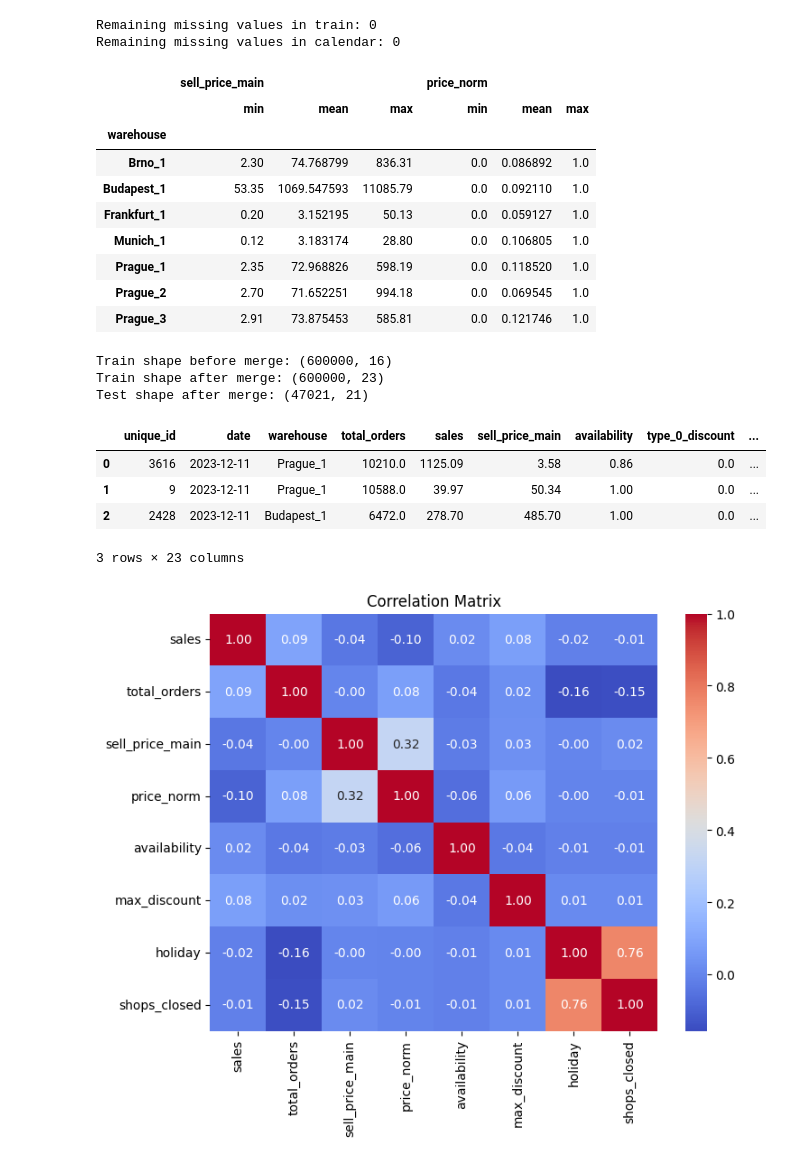
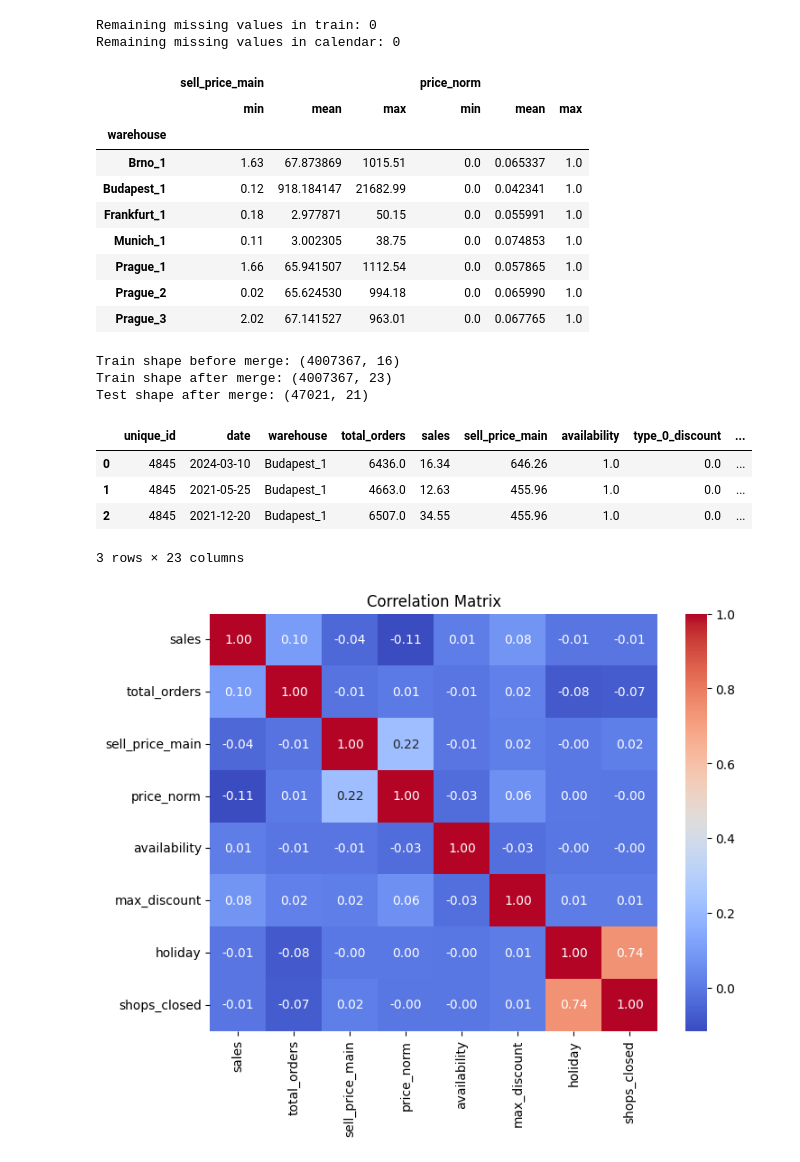
Before and after one commit to KtoxTheNisa/GROUP51_CENG313, a Jupyter notebook: assignment1_eda_baseline.ipynb, the cells around one changed output. Drawn from its saved outputs; the diff is of its cells as text; code cells hidden in the pictures.

Commit message:
ran data cleaning on full dataset and add holiday and discount eda plots

```diff
--- a/assignment1_eda_baseline.ipynb
+++ b/assignment1_eda_baseline.ipynb
@@ -212,10 +213,9 @@ sales_train.groupby("warehouse")[["sell_price_main", "total_orders", "sales"]].a
 | Prague_2 | 65.624530 | 43.66 | 0.02 | 994.18 | 4629.169859 | 4548.0 | 1633.0 | 9999.0 | 75.200678 | ... |
 | Prague_3 | 67.141527 | 44.08 | 2.02 | 963.01 | 4862.602626 | 4861.0 | 1408.0 | 8429.0 | 78.314883 | ... |
 # %%
-#take last 600000 rows for memory
-train_sample = sales_train.sort_values("date").tail(600000).reset_index(drop=True)
+#clean calendar and sales tables
 cal_clean = clean_calendar(calendar)
-train_clean = clean_sales(train_sample, is_train=True)
+train_clean = clean_sales(sales_train, is_train=True)
 test_clean = clean_sales(sales_test, is_train=False)
 print("Remaining missing values in train:", train_clean.isnull().sum().sum())
 print("Remaining missing values in calendar:", cal_clean.isnull().sum().sum())
@@ -231,31 +231,30 @@ train_norm.groupby("warehouse")[["sell_price_main", "price_norm"]].agg(["min", "
 |  | sell_price_main |  |  | price_norm |  |  |
 |  | min | mean | max | min | mean | max |
 | warehouse |  |  |  |  |  |  |
-| Brno_1 | 2.30 | 74.768799 | 836.31 | 0.0 | 0.086892 | 1.0 |
-| Budapest_1 | 53.35 | 1069.547593 | 11085.79 | 0.0 | 0.092110 | 1.0 |
-| Frankfurt_1 | 0.20 | 3.152195 | 50.13 | 0.0 | 0.059127 | 1.0 |
-| Munich_1 | 0.12 | 3.183174 | 28.80 | 0.0 | 0.106805 | 1.0 |
-| Prague_1 | 2.35 | 72.968826 | 598.19 | 0.0 | 0.118520 | 1.0 |
-| Prague_2 | 2.70 | 71.652251 | 994.18 | 0.0 | 0.069545 | 1.0 |
-| Prague_3 | 2.91 | 73.875453 | 585.81 | 0.0 | 0.121746 | 1.0 |
+| Brno_1 | 1.63 | 67.873869 | 1015.51 | 0.0 | 0.065337 | 1.0 |
+| Budapest_1 | 0.12 | 918.184147 | 21682.99 | 0.0 | 0.042341 | 1.0 |
+| Frankfurt_1 | 0.18 | 2.977871 | 50.15 | 0.0 | 0.055991 | 1.0 |
+| Munich_1 | 0.11 | 3.002305 | 38.75 | 0.0 | 0.074853 | 1.0 |
+| Prague_1 | 1.66 | 65.941507 | 1112.54 | 0.0 | 0.057865 | 1.0 |
+| Prague_2 | 0.02 | 65.624530 | 994.18 | 0.0 | 0.065990 | 1.0 |
+| Prague_3 | 2.02 | 67.141527 | 963.01 | 0.0 | 0.067765 | 1.0 |
 # %%
 #merge with inventory and calendar
 print("Train shape before merge:", train_norm.shape)
-
 train_merged = merge_tables(train_norm, inventory, cal_clean)
 test_merged = merge_tables(test_norm, inventory, cal_clean)
+del train_clean, train_norm
 print("Train shape after merge:", train_merged.shape)
 print("Test shape after merge:", test_merged.shape)
-
 train_merged.head(3)
 # %% [output]
-Train shape before merge: (600000, 16)
-Train shape after merge: (600000, 23)
+Train shape before merge: (4007367, 16)
+Train shape after merge: (4007367, 23)
 Test shape after merge: (47021, 21)
 |  | unique_id | date | warehouse | total_orders | sales | sell_price_main | availability | type_0_discount | ... |
-| 0 | 3616 | 2023-12-11 | Prague_1 | 10210.0 | 1125.09 | 3.58 | 0.86 | 0.0 | ... |
-| 1 | 9 | 2023-12-11 | Prague_1 | 10588.0 | 39.97 | 50.34 | 1.00 | 0.0 | ... |
-| 2 | 2428 | 2023-12-11 | Budapest_1 | 6472.0 | 278.70 | 485.70 | 1.00 | 0.0 | ... |
+| 0 | 4845 | 2024-03-10 | Budapest_1 | 6436.0 | 16.34 | 646.26 | 1.0 | 0.0 | ... |
+| 1 | 4845 | 2021-05-25 | Budapest_1 | 4663.0 | 12.63 | 455.96 | 1.0 | 0.0 | ... |
+| 2 | 4845 | 2021-12-20 | Budapest_1 | 6507.0 | 34.55 | 455.96 | 1.0 | 0.0 | ... |
 3 rows × 23 columns
 # %%
 #correlation matrix
@@ -265,4 +264,4 @@ sns.heatmap(train_merged[cols].corr(), annot=True, fmt=".2f", cmap="coolwarm")
 plt.title("Correlation Matrix")
 plt.show()
 # %% [output]
-[figure, old version]
+[figure, new version]
```
Also changed, not shown: parts of 6 cells of this notebook.
